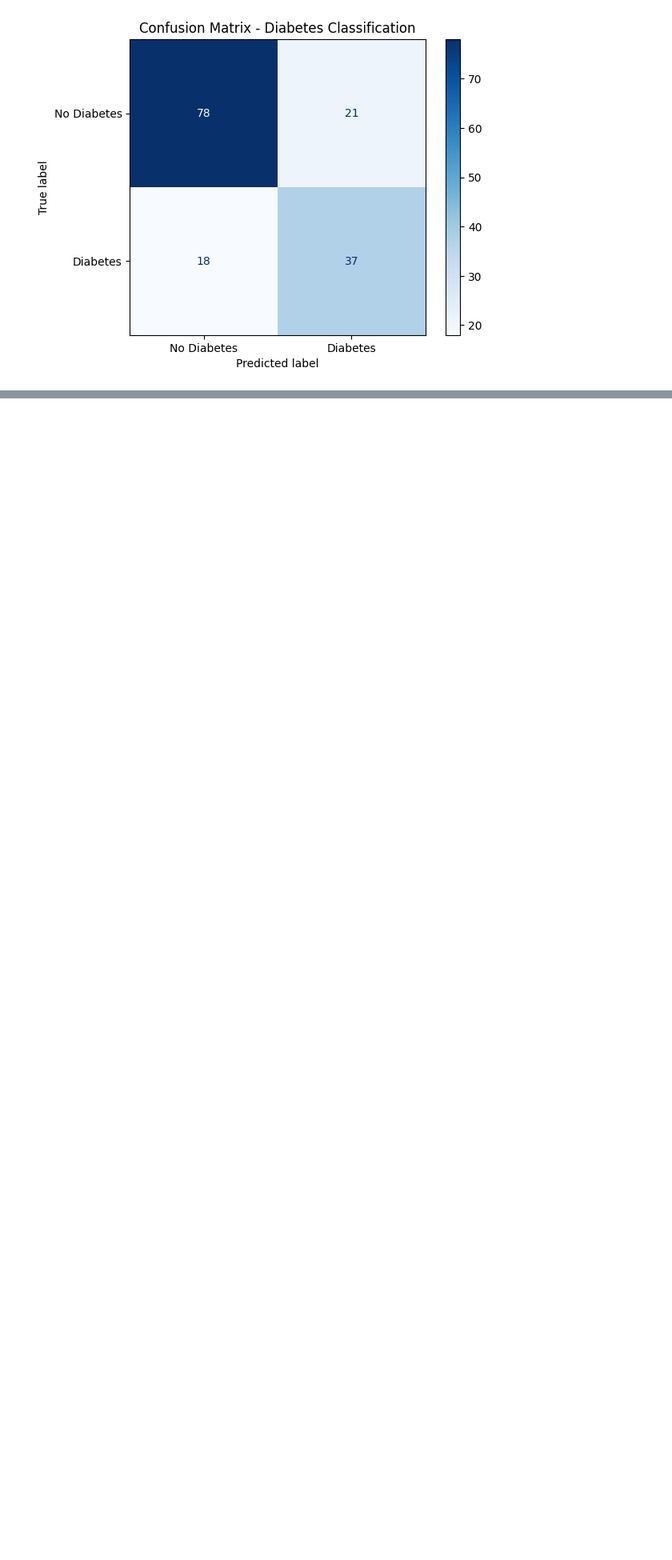
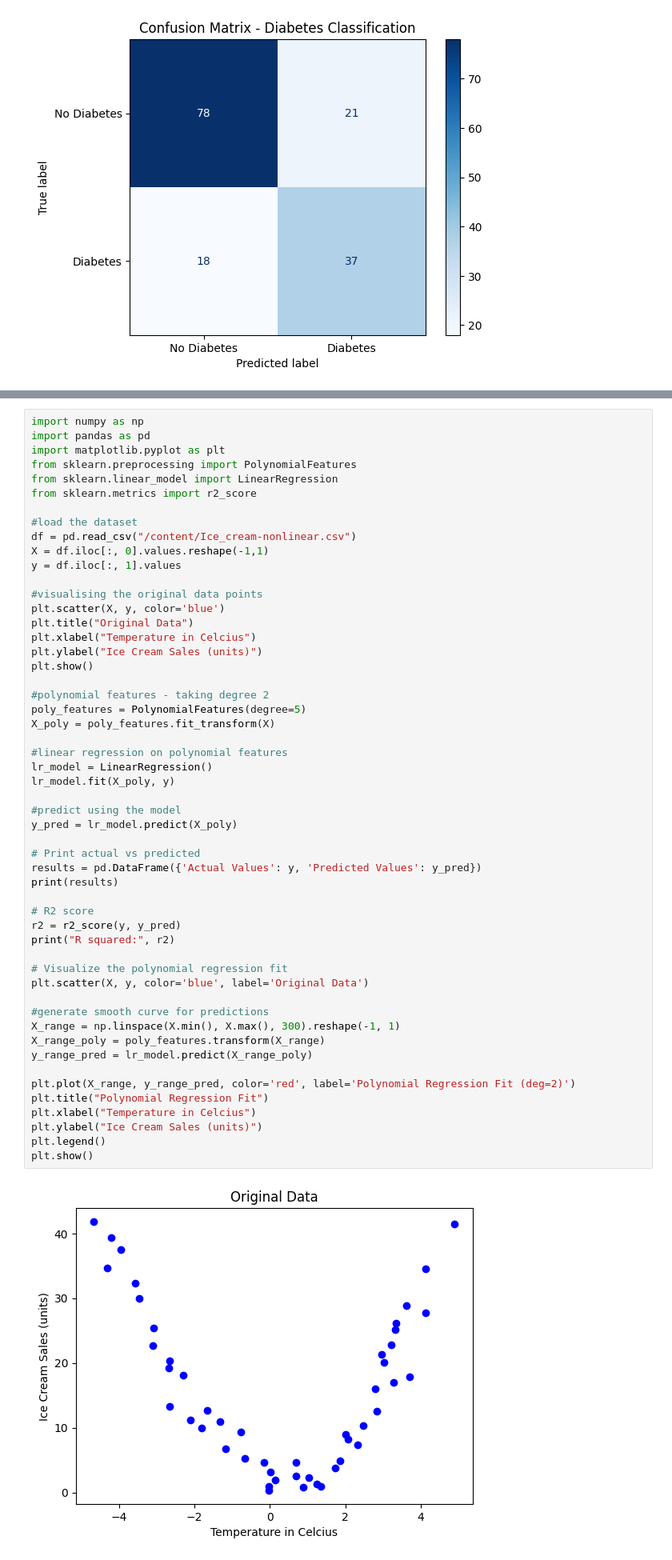
Before and after one commit to shashidhar078/MyPandas, a Jupyter notebook: pandasbasic.ipynb, the cells around one changed output, grey strips where cells are left out. Shown at 80% size. Cells and saved outputs as stored; diff of their text form; blank space fills up the shorter version.

Commit message:
Completed regression and GD

```diff
--- a/pandasbasic.ipynb
+++ b/pandasbasic.ipynb
@@ -1025,0 +1028,55 @@ Accuracy Score: 0.7467532467532467
+# %%
+import numpy as np
+import pandas as pd
+import matplotlib.pyplot as plt
+from sklearn.preprocessing import PolynomialFeatures
+from sklearn.linear_model import LinearRegression
+from sklearn.metrics import r2_score
+
+#load the dataset
+df = pd.read_csv("/content/Ice_cream-nonlinear.csv")
+X = df.iloc[:, 0].values.reshape(-1,1)
+y = df.iloc[:, 1].values
+
+#visualising the original data points
+plt.scatter(X, y, color='blue')
+plt.title("Original Data")
+plt.xlabel("Temperature in Celcius")
+plt.ylabel("Ice Cream Sales (units)")
+plt.show()
+
+#polynomial features - taking degree 2
+poly_features = PolynomialFeatures(degree=5)
+X_poly = poly_features.fit_transform(X)
+
+#linear regression on polynomial features
+lr_model = LinearRegression()
+lr_model.fit(X_poly, y)
+
+#predict using the model
+y_pred = lr_model.predict(X_poly)
+
+# Print actual vs predicted
+results = pd.DataFrame({'Actual Values': y, 'Predicted Values': y_pred})
+print(results)
+
+# R2 score
+r2 = r2_score(y, y_pred)
+print("R squared:", r2)
+
+# Visualize the polynomial regression fit
+plt.scatter(X, y, color='blue', label='Original Data')
+
+#generate smooth curve for predictions
+X_range = np.linspace(X.min(), X.max(), 300).reshape(-1, 1)
+X_range_poly = poly_features.transform(X_range)
+y_range_pred = lr_model.predict(X_range_poly)
+
+plt.plot(X_range, y_range_pred, color='red', label='Polynomial Regression Fit (deg=2)')
+plt.title("Polynomial Regression Fit")
+plt.xlabel("Temperature in Celcius")
+plt.ylabel("Ice Cream Sales (units)")
+plt.legend()
+plt.show()
+# %% [output]
+[figure, added]
```
Also changed, not shown: parts of 14 cells of this notebook.
